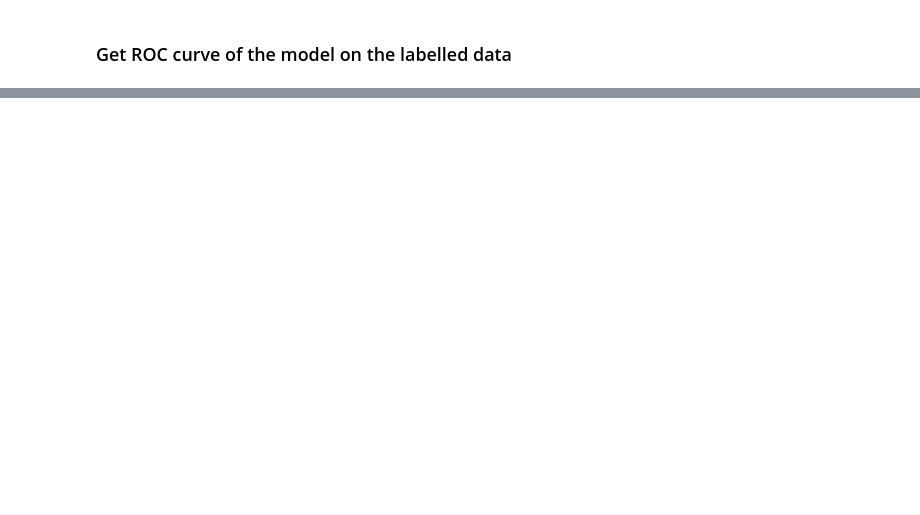
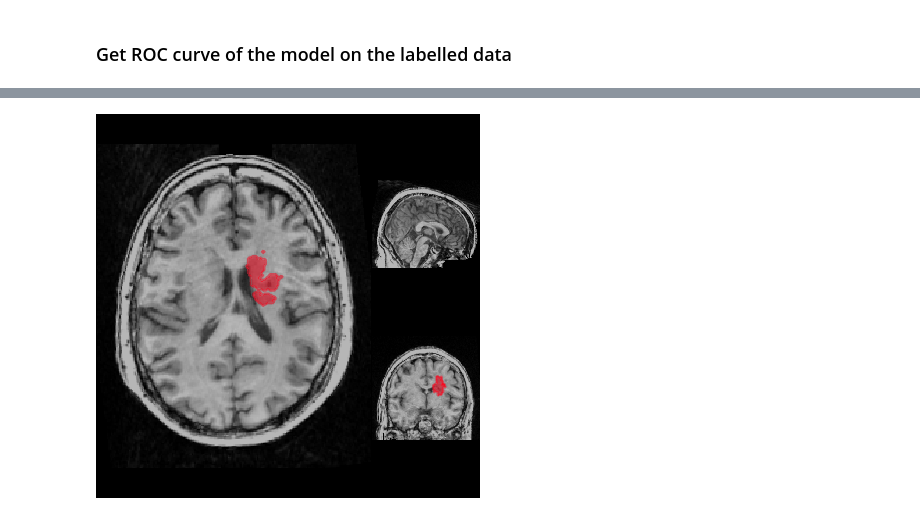
Before and after one commit to npnl/braindrles-deep, a Jupyter notebook: phase-one.ipynb, the cells around one changed output, grey strips where cells are left out. Saved outputs shown, nothing was run; the diff lists cells and outputs as text; code cells hidden in the pictures; blank space fills up the shorter version.

```diff
--- a/phase-one.ipynb
+++ b/phase-one.ipynb
@@ -534,0 +685,5 @@ Image.fromarray(gif_image_data[0, 0, :, :, :])
+# %%
+img = extractImageFrame(image, frame=1)
+img
+# %% [output]
+[figure, added]
```
Also changed, not shown: parts of 49 cells of this notebook, 2 other files.
